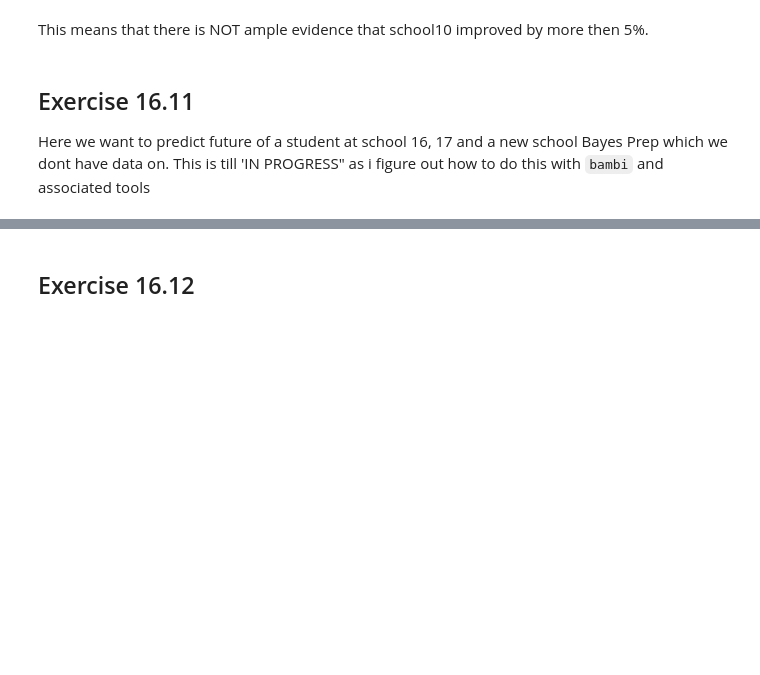
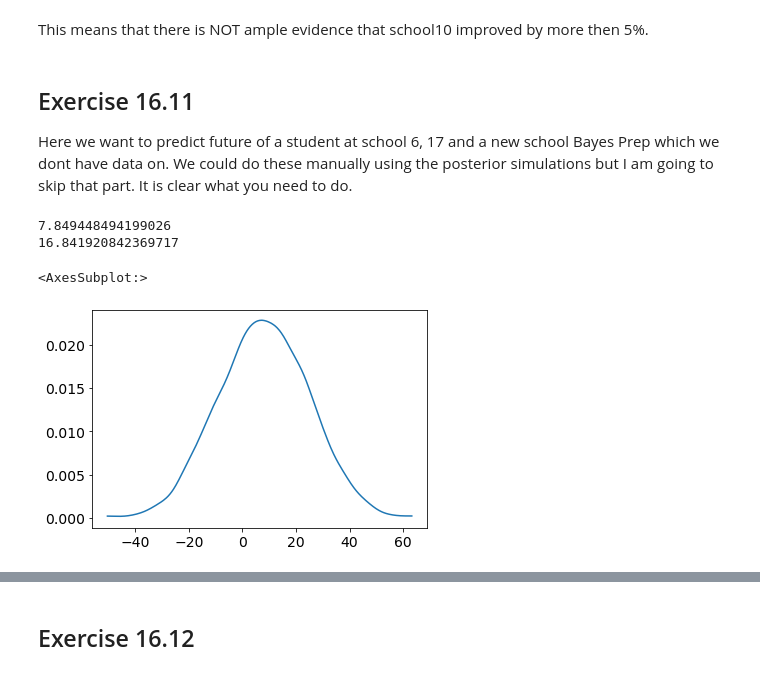
Before and after one commit to DrEntropy/BayesRulesWork, a Jupyter notebook: Chapter16.ipynb, the cells around one changed output, grey strips where cells are left out. Cells and saved outputs as stored; diff of their text form; code cells hidden in the pictures; blank space fills up the shorter version.

Commit message:
Made small progress on number 11

```diff
--- a/Chapter16.ipynb
+++ b/Chapter16.ipynb
@@ -205,4 +205,15 @@ This means that there is NOT ample evidence that school10 improved by more then
 # %% [markdown]
 ## Exercise 16.11
 
-Here we want to predict future of a student at school 16, 17 and a new school Bayes Prep which we dont have data on. This is till 'IN PROGRESS" as i figure out how to do this with `bambi` and associated tools
+Here we want to predict future of a student at school 6, 17 and a new school Bayes Prep which we dont have data on.  We could do these manually using the posterior simulations but I am going to skip that part.  It is clear what you need to do.
+# %%
+school17 = model.predict(results, kind='pps', data = pd.DataFrame({'school_id' : [17]}),include_group_specific=True,inplace=False)
+data = school17.posterior_predictive.score_pct_change.values.flatten()
+print(np.mean(data))
+print(np.std(data))
+az.plot_dist(data)
+# %% [output]
+7.849448494199026
+16.841920842369717
+<AxesSubplot:>
+[figure, added]
```
Also changed, not shown: parts of 9 cells of this notebook.
